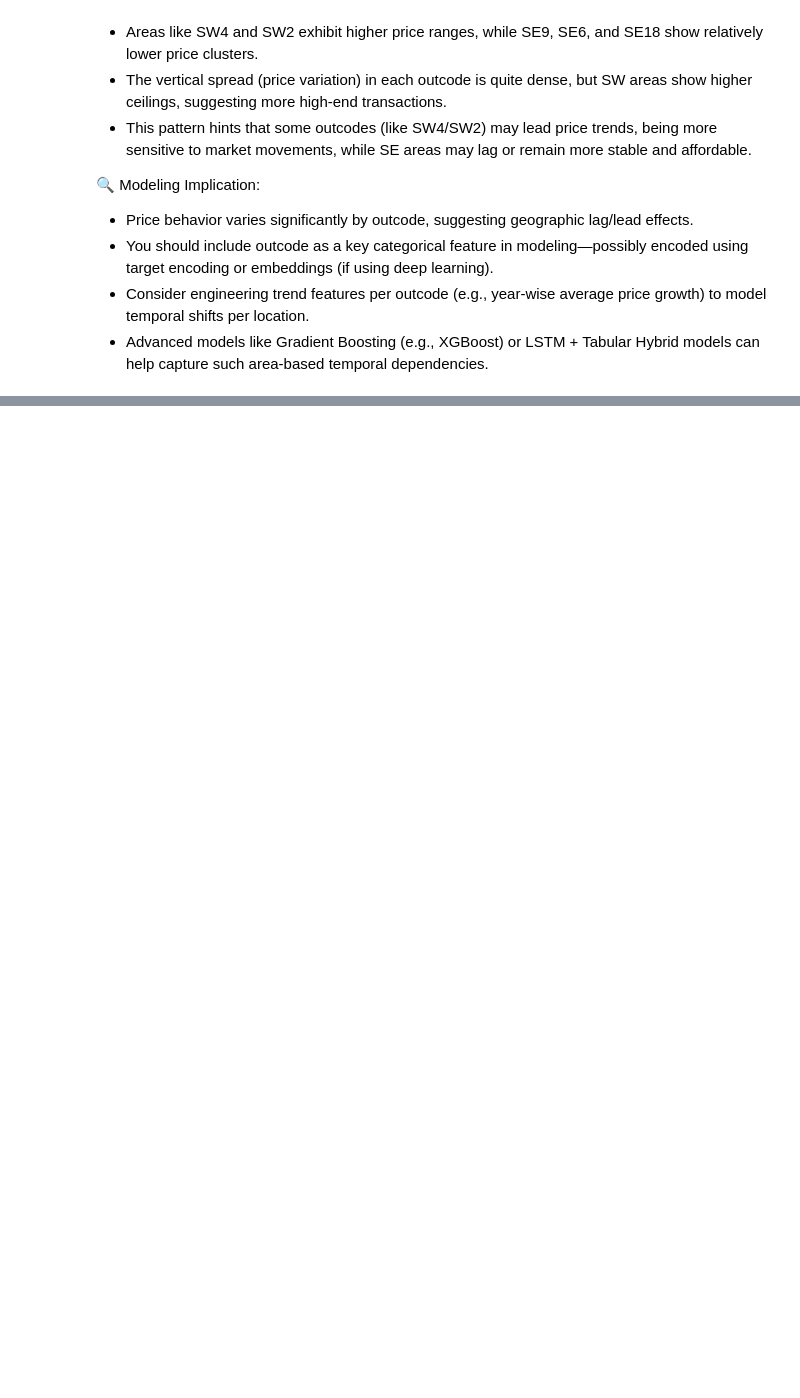
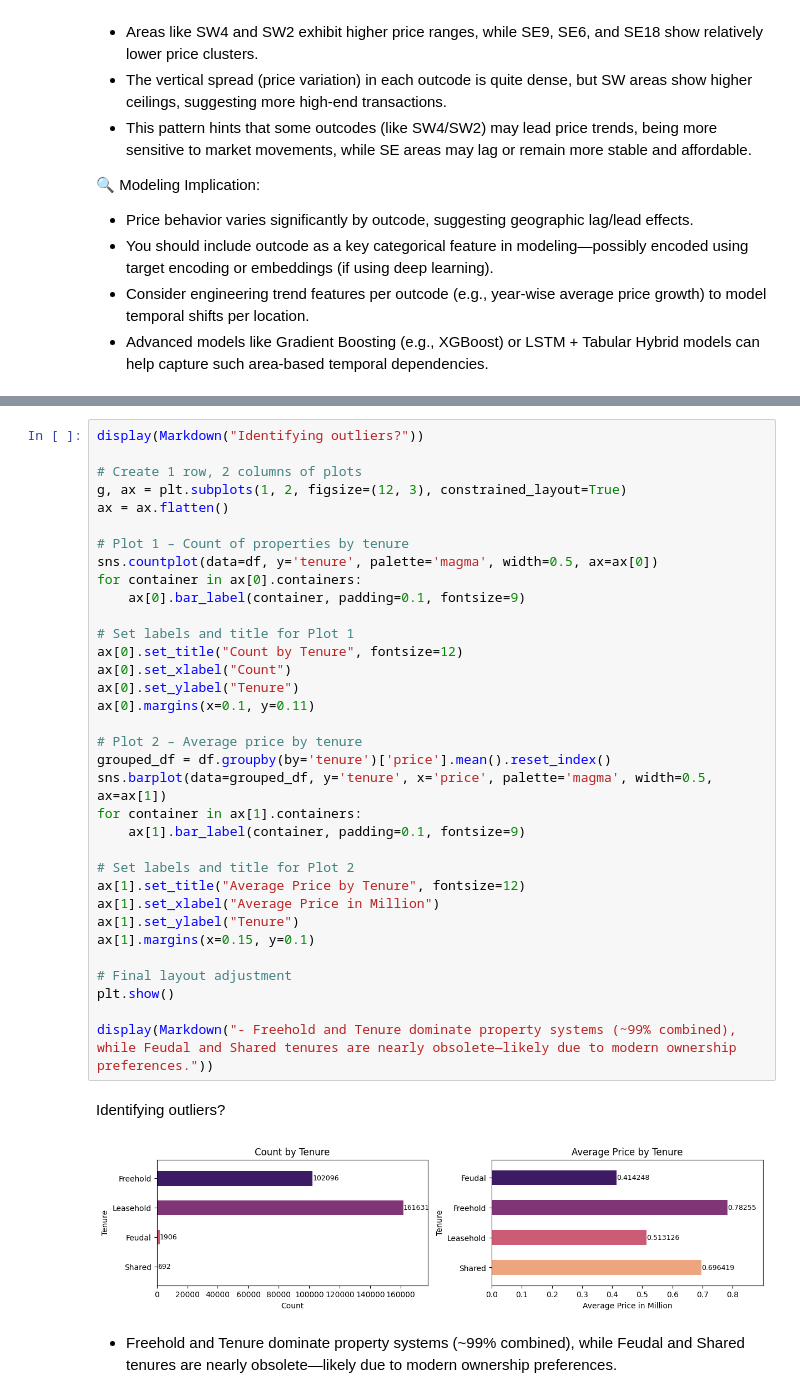
Before and after one commit to DHANP2510/DATA_SCIENCE_LR_LONDON_HOUSE_PRICE_PREDICTION, a Jupyter notebook: notebooks/02-eda.ipynb, the cells around one changed output, grey strips where cells are left out. Drawn from its saved outputs; the diff is of its cells as text; blank space fills up the shorter version.

```diff
--- a/notebooks/02-eda.ipynb
+++ b/notebooks/02-eda.ipynb
@@ -575,0 +610,38 @@ Identifying outliers?
+# %%
+display(Markdown("Identifying outliers?"))
+
+# Create 1 row, 2 columns of plots
+g, ax = plt.subplots(1, 2, figsize=(12, 3), constrained_layout=True)
+ax = ax.flatten()
+
+# Plot 1 – Count of properties by tenure
+sns.countplot(data=df, y='tenure', palette='magma', width=0.5, ax=ax[0])
+for container in ax[0].containers:
+    ax[0].bar_label(container, padding=0.1, fontsize=9)
+
+# Set labels and title for Plot 1
+ax[0].set_title("Count by Tenure", fontsize=12)
+ax[0].set_xlabel("Count")
+ax[0].set_ylabel("Tenure")
+ax[0].margins(x=0.1, y=0.11)
+
+# Plot 2 – Average price by tenure
+grouped_df = df.groupby(by='tenure')['price'].mean().reset_index()
+sns.barplot(data=grouped_df, y='tenure', x='price', palette='magma', width=0.5, ax=ax[1])
+for container in ax[1].containers:
+    ax[1].bar_label(container, padding=0.1, fontsize=9)
+
+# Set labels and title for Plot 2
+ax[1].set_title("Average Price by Tenure", fontsize=12)
+ax[1].set_xlabel("Average Price in Million")
+ax[1].set_ylabel("Tenure")
+ax[1].margins(x=0.15, y=0.1)
+
+# Final layout adjustment
+plt.show()
+
+display(Markdown("- Freehold and Tenure dominate property systems (~99% combined), while Feudal and Shared tenures are nearly obsolete—likely due to modern ownership preferences."))
+# %% [output]
+Identifying outliers?
+[figure, added]
+- Freehold and Tenure dominate property systems (~99% combined), while Feudal and Shared tenures are nearly obsolete—likely due to modern ownership preferences.
```
Also changed, not shown: parts of 8 cells of this notebook.
